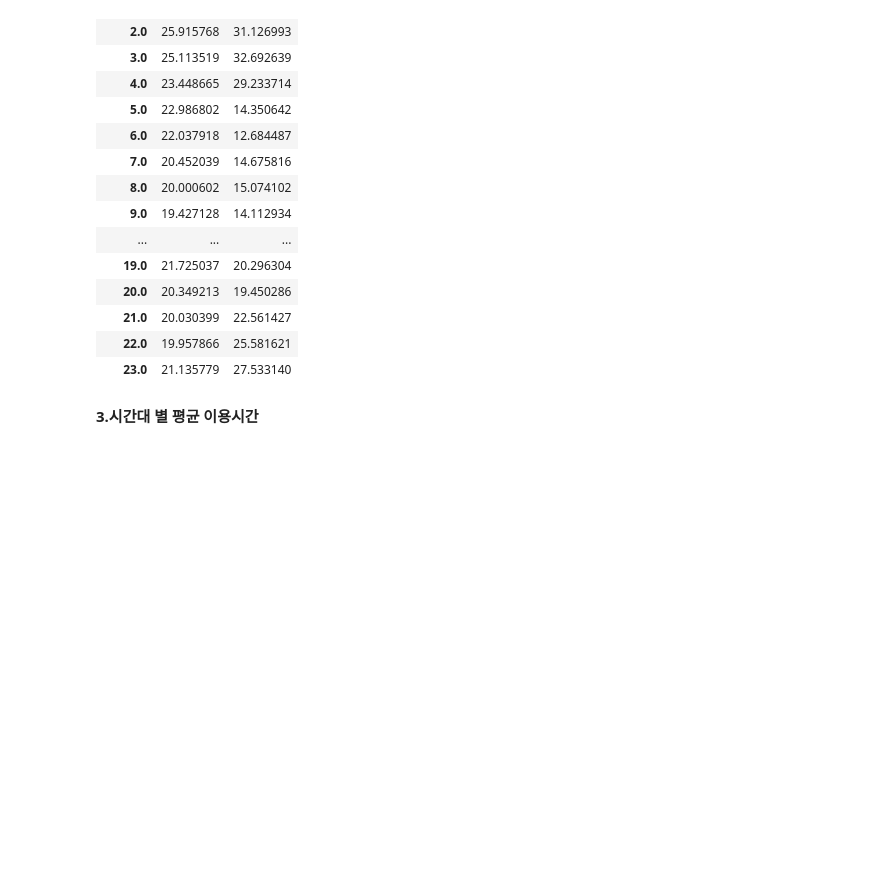
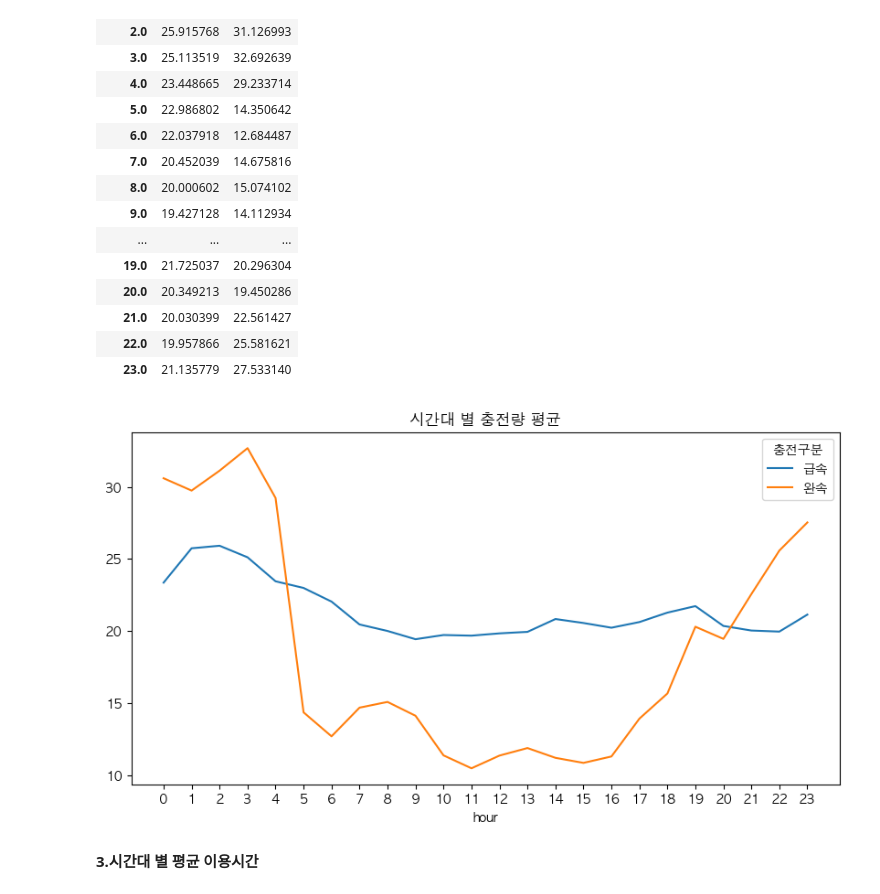
Before and after one commit to Sookyeong-k/MillionVolt, a Jupyter notebook: FINAL.ipynb, the cells around one changed output. Drawn from its saved outputs; the diff is of its cells as text; code cells hidden in the pictures; blank space fills up the shorter version.

```diff
--- a/FINAL.ipynb
+++ b/FINAL.ipynb
@@ -248,10 +250,12 @@ display(hour_charge_df)
 | 22.0 | 19.957866 | 25.581621 |
 | 23.0 | 21.135779 | 27.533140 |
 # %%
-#hour_charge_df.plot(figsize=(10,5))
-#plt.title('시간대 별 충전량 평균')
-#plt.xticks(range(0,24,1))
-#plt.show()
+hour_charge_df.plot(figsize=(10,5))
+plt.title('시간대 별 충전량 평균')
+plt.xticks(range(0,24,1))
+plt.show()
+# %% [output]
+[figure, added]
 # %%
 #pxline
 fig = px.line(hour_charge_df)
```
Also changed, not shown: parts of 3 cells of this notebook.
